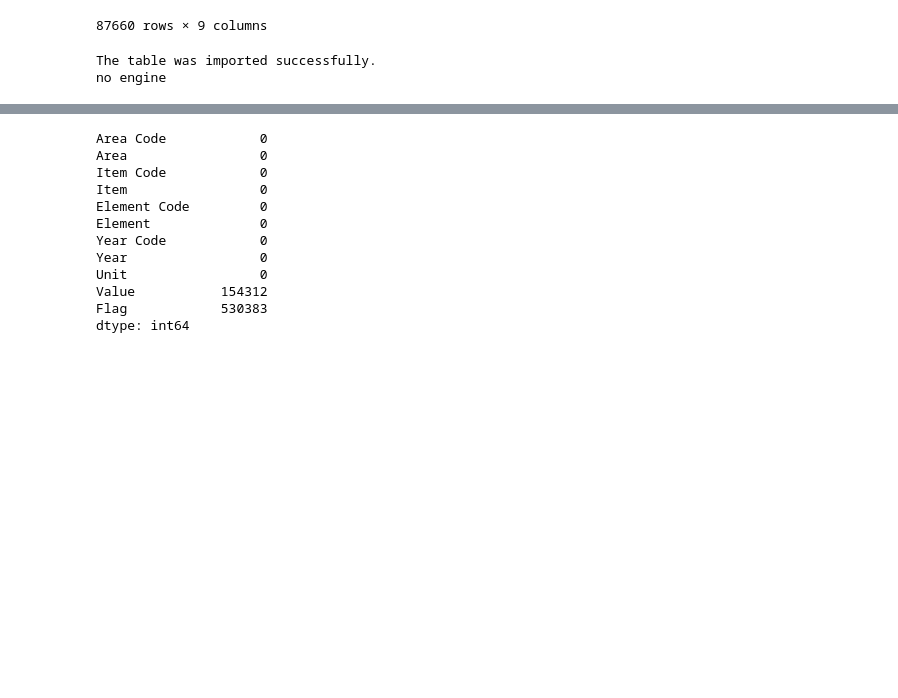
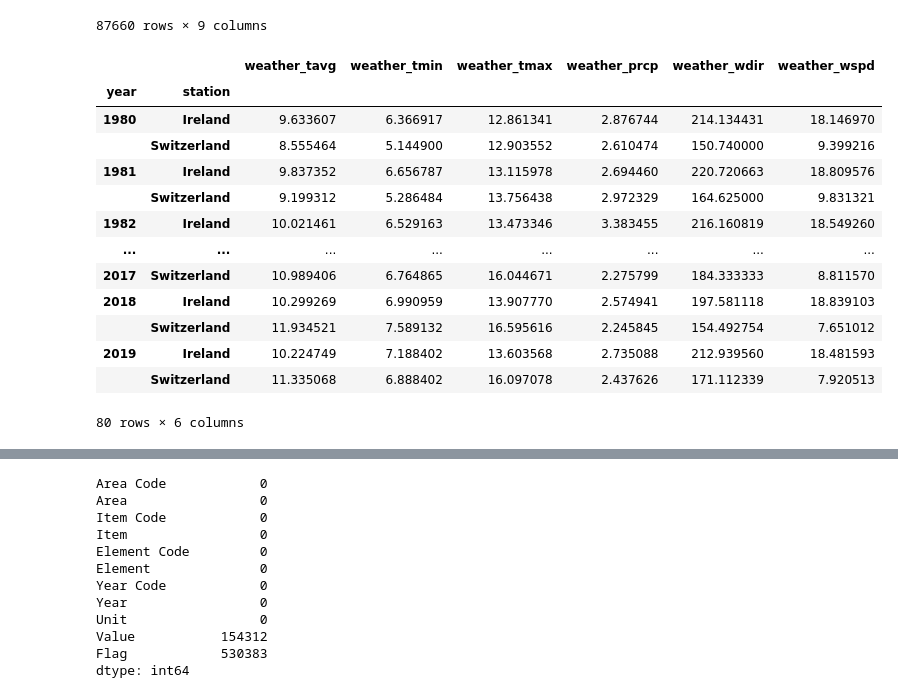
Before and after one commit to ElnazSaeidi/capstone-project-AEJS, a Jupyter notebook: Ella.ipynb, the cells around one changed output, grey strips where cells are left out. Drawn from its saved outputs; the diff is of its cells as text; code cells hidden in the pictures; blank space fills up the shorter version.

Commit message:
Capstone

```diff
--- a/Ella.ipynb
+++ b/Ella.ipynb
@@ -756,37 +787,27 @@ weather_df_ir_sw
 | 87658 | 2019-12-30 | 0.6 | -3.0 | 5.1 | 0.0 | 99.0 | 5.8 | ... |
 | 87659 | 2019-12-31 | 0.4 | -1.3 | 3.5 | 0.0 | 100.0 | 7.1 | ... |
 87660 rows × 9 columns
-# %%
-# the dataset should be uploaded to the schema 'capstone_hydrogenious'
-
-
-# Import get_engine function from sql_functions_anja.py and set it to a variable called engine
-
-from sql_functions_anja import get_engine
-engine=get_engine()
-
-# Import psycopg2
-#import psycopg2
-
-if engine!=None:
-    try:
-        weather_df_ir_sw.to_sql(name='weather_ir_sw', # Name of SQL table
-                        con=engine, # Engine or connection
-                        if_exists='replace', # Drop the table before inserting new values
-                        schema='capstone_hydrogenious', # your class schema
-                        index=False, # Write DataFrame index as a column
-                        chunksize=5000, # Specify the number of rows in each batch to be written at a time
-                        method='multi') # Pass multiple values in a single INSERT clause
-        print(f"The table was imported successfully.")
-    # Error handling
-    except (Exception, psycopg2.DatabaseError) as error:
-        print(error)
-        engine = None
-    else:
-        print('no engine')
-# %% [output]
-The table was imported successfully.
-no engine
+# %%
+weather_df_ir_sw_y = weather_df_ir_sw.groupby(['year', 'station']).mean(['weather_tavg', 'weather_tmin',
+                                                                          'weather_tmax', 'weather_prcp',
+                                                                            'weather_wdir', 'weather_wspd'])
+
+weather_df_ir_sw_y
+# %% [output]
+|  |  | weather_tavg | weather_tmin | weather_tmax | weather_prcp | weather_wdir | weather_wspd |
+| year | station |  |  |  |  |  |  |
+| 1980 | Ireland | 9.633607 | 6.366917 | 12.861341 | 2.876744 | 214.134431 | 18.146970 |
+|  | Switzerland | 8.555464 | 5.144900 | 12.903552 | 2.610474 | 150.740000 | 9.399216 |
+| 1981 | Ireland | 9.837352 | 6.656787 | 13.115978 | 2.694460 | 220.720663 | 18.809576 |
+|  | Switzerland | 9.199312 | 5.286484 | 13.756438 | 2.972329 | 164.625000 | 9.831321 |
+| 1982 | Ireland | 10.021461 | 6.529163 | 13.473346 | 3.383455 | 216.160819 | 18.549260 |
+| ... | ... | ... | ... | ... | ... | ... | ... |
+| 2017 | Switzerland | 10.989406 | 6.764865 | 16.044671 | 2.275799 | 184.333333 | 8.811570 |
+| 2018 | Ireland | 10.299269 | 6.990959 | 13.907770 | 2.574941 | 197.581118 | 18.839103 |
+|  | Switzerland | 11.934521 | 7.589132 | 16.595616 | 2.245845 | 154.492754 | 7.651012 |
+| 2019 | Ireland | 10.224749 | 7.188402 | 13.603568 | 2.735088 | 212.939560 | 18.481593 |
+|  | Switzerland | 11.335068 | 6.888402 | 16.097078 | 2.437626 | 171.112339 | 7.920513 |
+80 rows × 6 columns
 # %%
 from sql_functions_anja import get_dataframe
 
```
Also changed, not shown: parts of 1 cell of this notebook, 4 other files.
